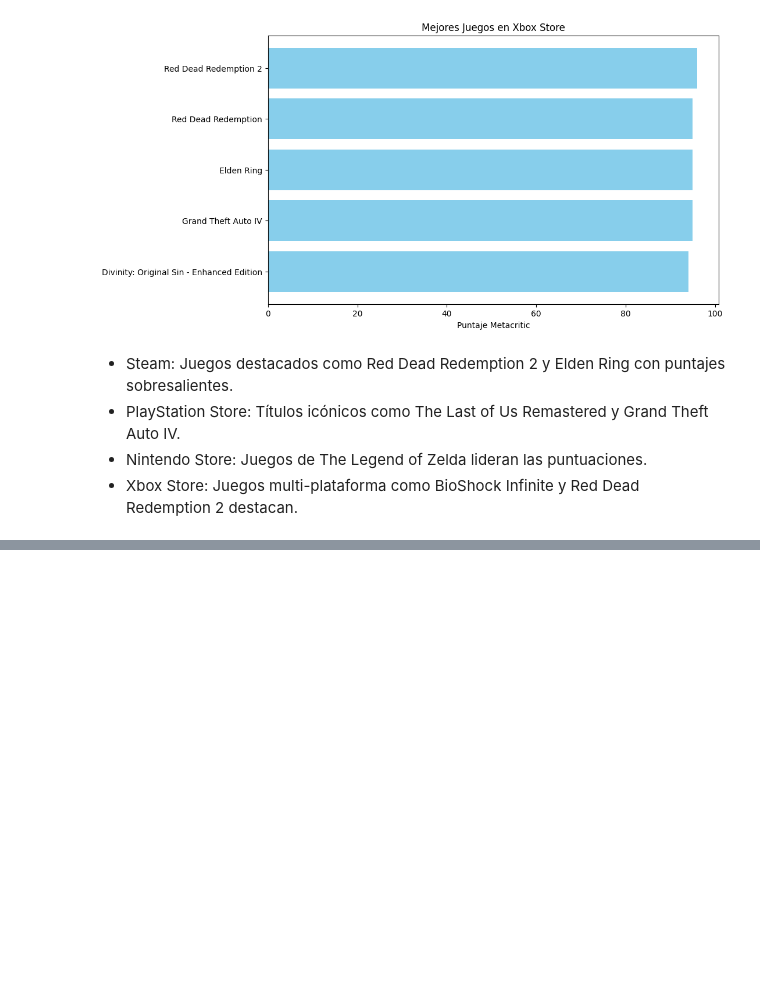
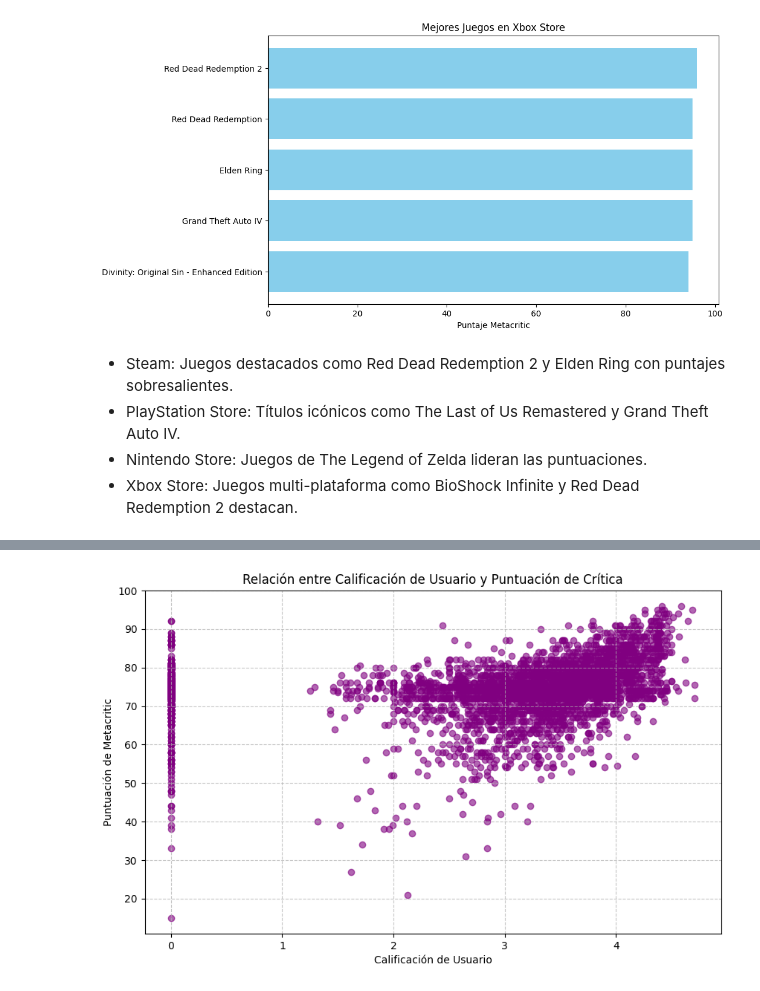
Before and after one commit to andreszaragoza/Eda-Andres, a Jupyter notebook: Analisis_Andres/notebooks/Analisis_Datos.ipynb, the cells around one changed output, grey strips where cells are left out. Cells and saved outputs as stored; diff of their text form; code cells hidden in the pictures; blank space fills up the shorter version.

```diff
--- a/Analisis_Andres/notebooks/Analisis_Datos.ipynb
+++ b/Analisis_Andres/notebooks/Analisis_Datos.ipynb
@@ -1393,0 +1372,10 @@ plot_top_games("Xbox Store", top_xbox_games)
+# %%
+plt.figure(figsize=(10, 6))
+plt.scatter(df['rating'], df['metacritic'], alpha=0.6, color='purple')
+plt.title('Relación entre Calificación de Usuario y Puntuación de Crítica')
+plt.xlabel('Calificación de Usuario')
+plt.ylabel('Puntuación de Metacritic')
+plt.grid(True, linestyle='--', alpha=0.7)
+plt.show()
+# %% [output]
+[figure, added]
```
Also changed, not shown: parts of 27 cells of this notebook, 1 other file.
